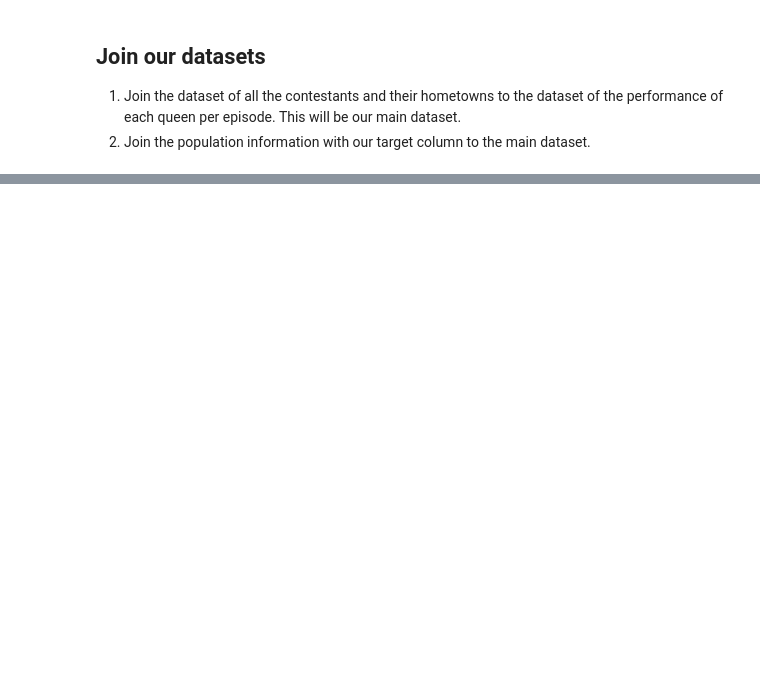
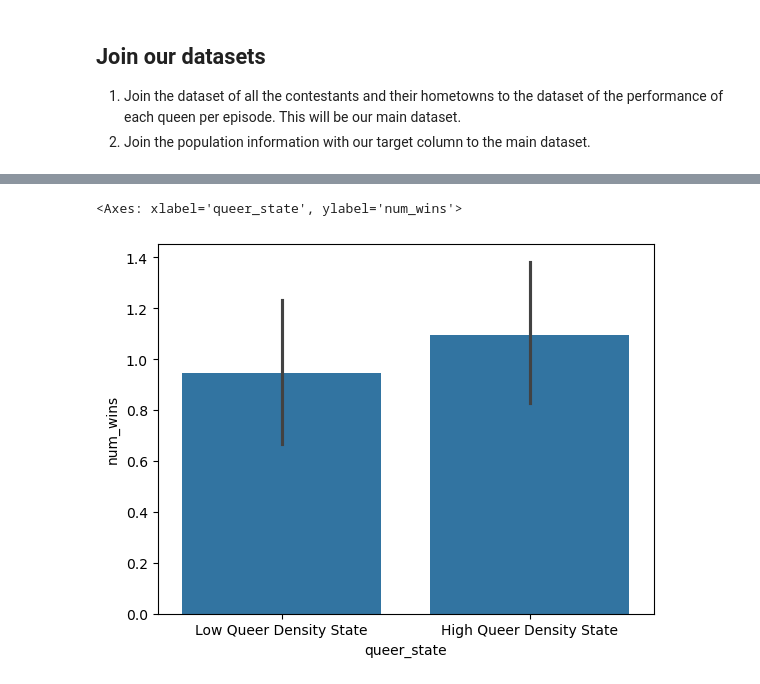
Before and after one commit to navar135/dragrace, a Jupyter notebook: initial_exploration.ipynb, the cells around one changed output, grey strips where cells are left out. Saved outputs shown, nothing was run; the diff lists cells and outputs as text; code cells hidden in the pictures; blank space fills up the shorter version.

```diff
--- a/initial_exploration.ipynb
+++ b/initial_exploration.ipynb
@@ -220,3 +309,9 @@ Name: count, dtype: int64
 ## Join our datasets
 1. Join the dataset of all the contestants and their hometowns to the dataset of the performance of each queen per episode. This will be our main dataset.
 2. Join the population information with our target column to the main dataset.
+# %%
+# Merge contestant data with episode outcomes
+drag_race_data = win_data.merge(df2, how='left', on=['season','contestant'])
+display(drag_race_data.head())
+display(drag_race_data.shape)
+drag_race_data.info()
@@ -222,0 +342,6 @@ Name: count, dtype: int64
+# %%
+# Merge with state-level queer population density data to contestant data
+drag_race_pop_data = drag_race_data.merge(pop_state_estimates[['state','lgbt_population_density','high_queer_density']], how='left', on='state')
+display(drag_race_pop_data.head())
+display(drag_race_pop_data.info())
+drag_race_pop_data.shape
@@ -222,0 +395,8 @@ Name: count, dtype: int64
+# %%
+#  Check why some rows have NaN for lgbt_population_density
+display(drag_race_pop_data[drag_race_pop_data['high_queer_density'].isna()])
+
+# All instances are for a queen from Canada - will set to 0 since pop density data is only for U.S. states
+drag_race_pop_data[drag_race_pop_data['high_queer_density'].isna()] = 0
+
+display(drag_race_pop_data[drag_race_pop_data['high_queer_density'].isna()])
@@ -222,0 +407,2 @@ Name: count, dtype: int64
+# %%
+drag_race_pop_data['queer_state'] = np.where(drag_race_pop_data['high_queer_density'] == 1, 'High Queer Density State', 'Low Queer Density State')
@@ -222,0 +418,5 @@ Name: count, dtype: int64
+# %%
+sns.barplot(data = drag_race_pop_data, x='queer_state',y='num_wins')
+# %% [output]
+<Axes: xlabel='queer_state', ylabel='num_wins'>
+[figure, added]
```
Also changed, not shown: parts of 28 cells of this notebook, 2 other files.
